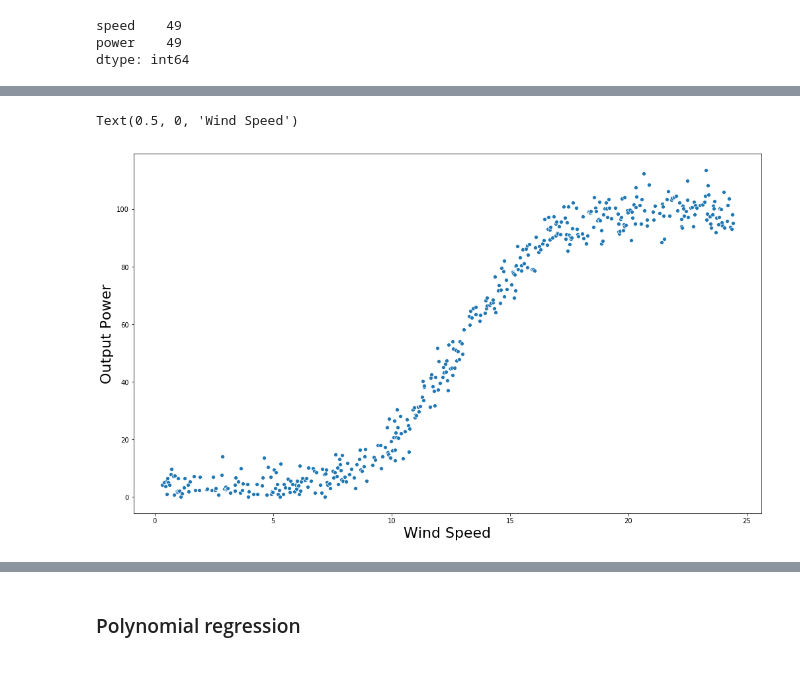
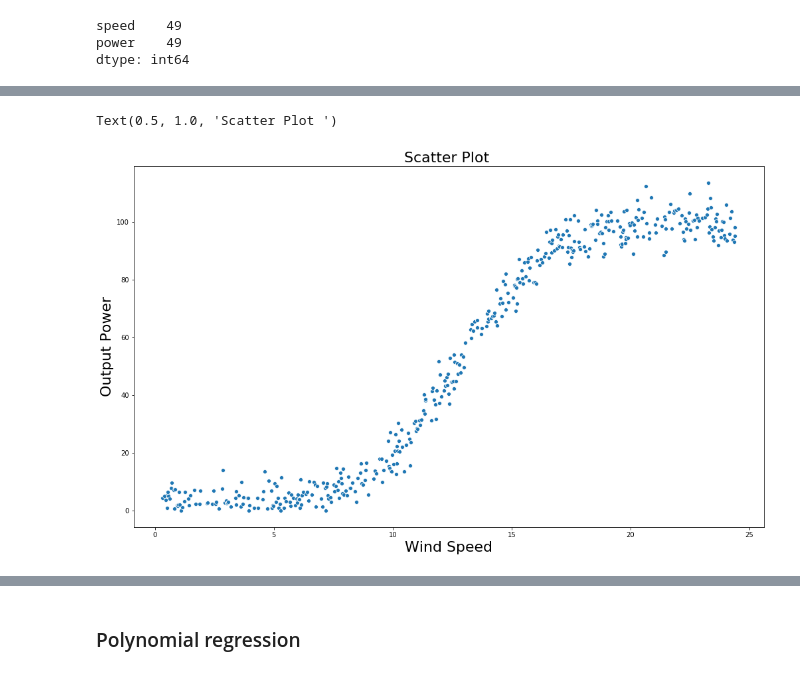
Before and after one commit to Slawak1/MLS-Project-2020, a Jupyter notebook: MLS_Project_2020.ipynb, the cells around one changed output, grey strips where cells are left out. Cells and saved outputs as stored; diff of their text form; code cells hidden in the pictures.

```diff
--- a/MLS_Project_2020.ipynb
+++ b/MLS_Project_2020.ipynb
@@ -129,4 +176,4 @@ speed    49
 power    49
 dtype: int64
 # %%
-df = df[df['power'] !=0]
+df_clean = df[df['power'] !=0]
@@ -133,8 +187,12 @@ df = df[df['power'] !=0]
 # %%
 plt.figure(figsize=(17,10))
-ax = sns.scatterplot(data=df, x="speed", y="power" )
+ax = sns.scatterplot(data=df_clean, x="speed", y="power" )
 ax.set_ylabel('Output Power', fontsize=22)
 ax.set_xlabel('Wind Speed', fontsize=22)
+
+ax.set_ylabel('Output Power', fontsize=22)
+ax.set_xlabel('Wind Speed', fontsize=22)
+ax.set_title("Scatter Plot ",fontsize=22 )
 # %% [output]
-Text(0.5, 0, 'Wind Speed')
+Text(0.5, 1.0, 'Scatter Plot ')
-[figure, old version]
+[figure, new version]
```
Also changed, not shown: parts of 23 cells of this notebook.
